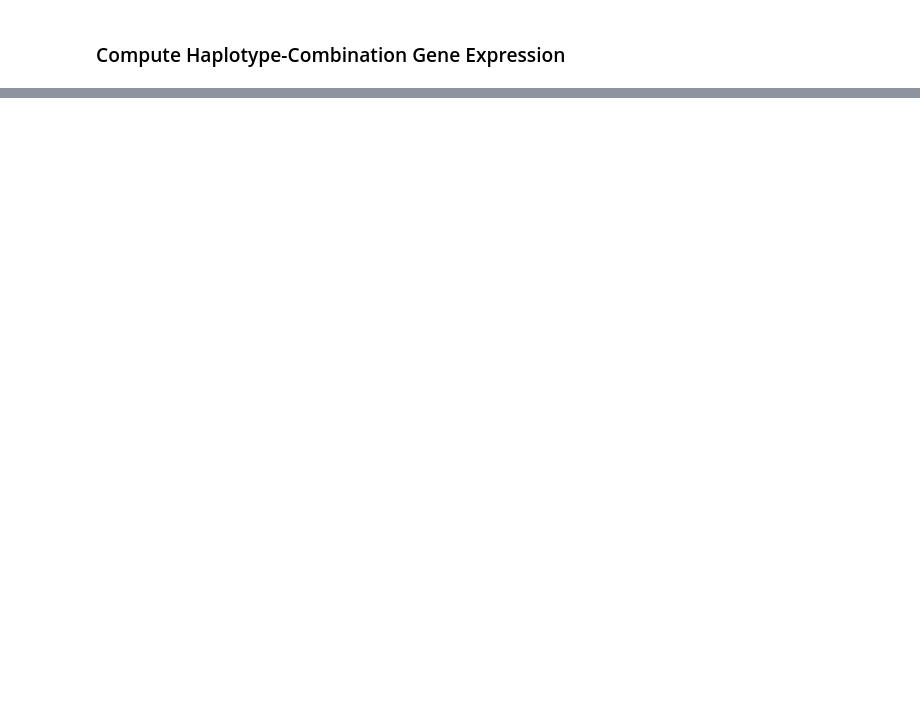
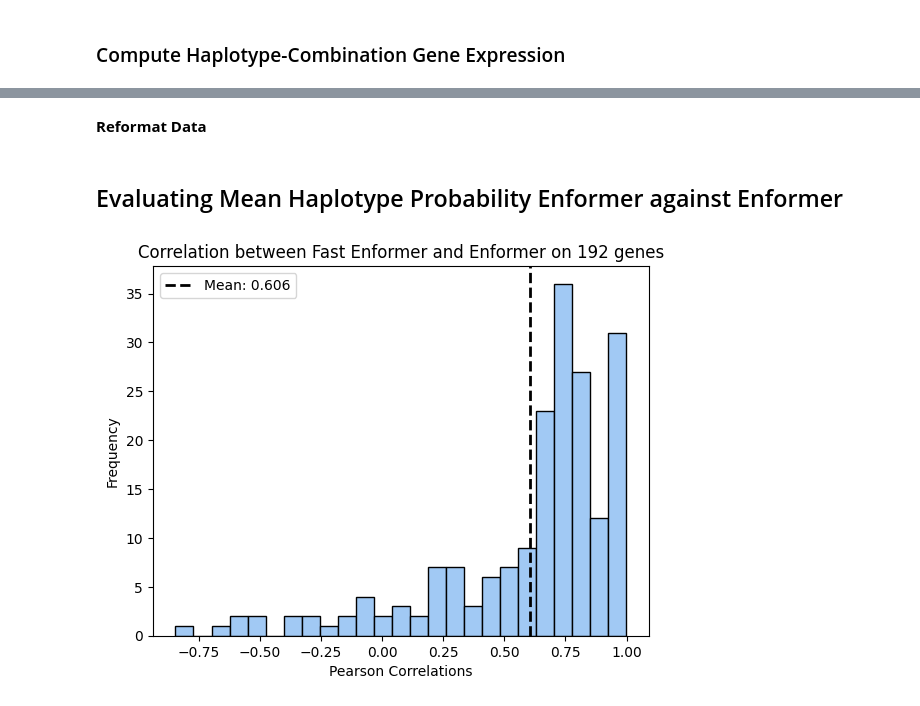
Before and after one commit to hakyimlab/sabrina-deep-learning-in-genomics, a Jupyter notebook: posts/2024-01-23-uniform-haplotype-enformer-analysis/index.ipynb, the cells around one changed output, grey strips where cells are left out. Cells and saved outputs as stored; diff of their text form; code cells hidden in the pictures; blank space fills up the shorter version.

Commit message:
faster enformer small test

```diff
--- a/posts/2024-01-23-uniform-haplotype-enformer-analysis/index.ipynb
+++ b/posts/2024-01-23-uniform-haplotype-enformer-analysis/index.ipynb
@@ -70,0 +87,51 @@ for chr, group in genes_df.groupby("chromosome"):
+# %%
+import pandas as pd
+import numpy as np
+import os
+from scipy import stats
+import matplotlib.pyplot as plt
+import statsmodels.api as sm
+import seaborn as sns
+colors = sns.color_palette("pastel")
+# %% [markdown]
+**Reformat Data**
+# %%
+# read observed, Enformer predicted expression and cross-population correlation by gene
+tpm = pd.read_csv("/home/s1mi/enformer_rat_data/expression_data/Brain.rn7.expr.tpm.bed", sep="\t", header=0, index_col='gene_id')
+pred_expr = pd.read_csv("/home/s1mi/enformer_rat_data/output/Br_human_predicted_expression.csv", index_col=0)
+cors = pd.read_csv("/home/s1mi/enformer_rat_data/output/Br_personalized_pearson_corr_human.csv", index_col = 0)
+# %%
+output_dir = "/eagle/AIHPC4Edu/sabrina/Br_prediction_from_founders_v2"
+outputs = []
+for file in os.listdir(output_dir):
+    df = pd.read_csv(os.path.join(output_dir, file), index_col=0)
+    outputs.append(df)
+haplo_expr = pd.concat(outputs, axis=1)
+# %%
+# subset to genes with fast enformer predictions
+gene_list = haplo_expr.columns.intersection(cors.index)
+cors = cors.loc[gene_list]
+obs_expr = tpm.loc[gene_list].drop(columns=["#chr", "start", "end"]).transpose()
+pred_expr = pred_expr[gene_list]
+haplo_expr = haplo_expr[gene_list]
+# %% [markdown]
+## Evaluating Mean Haplotype Probability Enformer against Enformer
+# %%
+output_cors = pd.DataFrame(columns = ["r", "pval"], index = gene_list)
+for gene in gene_list:
+    individuals = haplo_expr[gene].dropna().index
+    corr, pval = stats.pearsonr(pred_expr.loc[individuals, gene].values, haplo_expr.loc[individuals, gene].values)
+    output_cors.loc[gene] = [corr, pval]
+# Plot a pearson_corr_by_gene["human"]histogram
+plt.hist(output_cors["r"], bins=25, edgecolor='black', color=colors[0])  # 'bins' determines the number of bins or bars
+plt.title(f'Correlation between Fast Enformer and Enformer on {len(gene_list)} genes')
+plt.xlabel('Pearson Correlations')
+plt.ylabel('Frequency')
+mean = np.mean(output_cors["r"])
+plt.axvline(mean, color='black', linestyle='dashed', linewidth=2, label=f'Mean: {mean:.3f}')
+plt.legend()
+
+# Display the plot
+plt.show()
+# %% [output]
+[figure, added]
```
Also changed, not shown: parts of 6 cells of this notebook.
